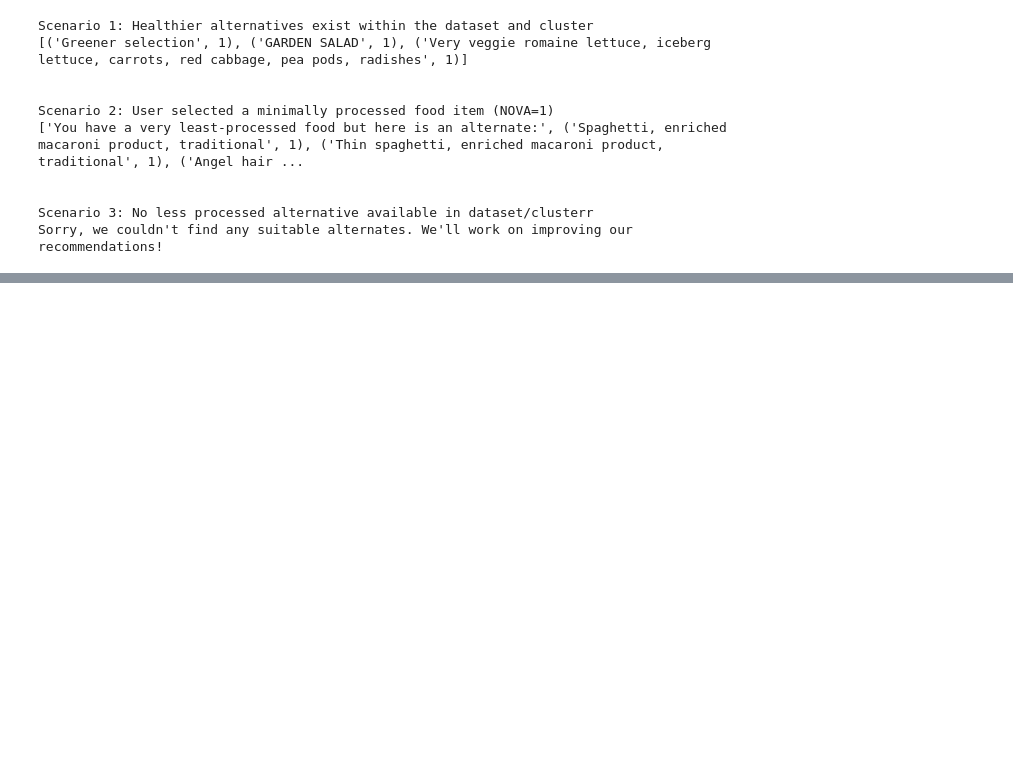
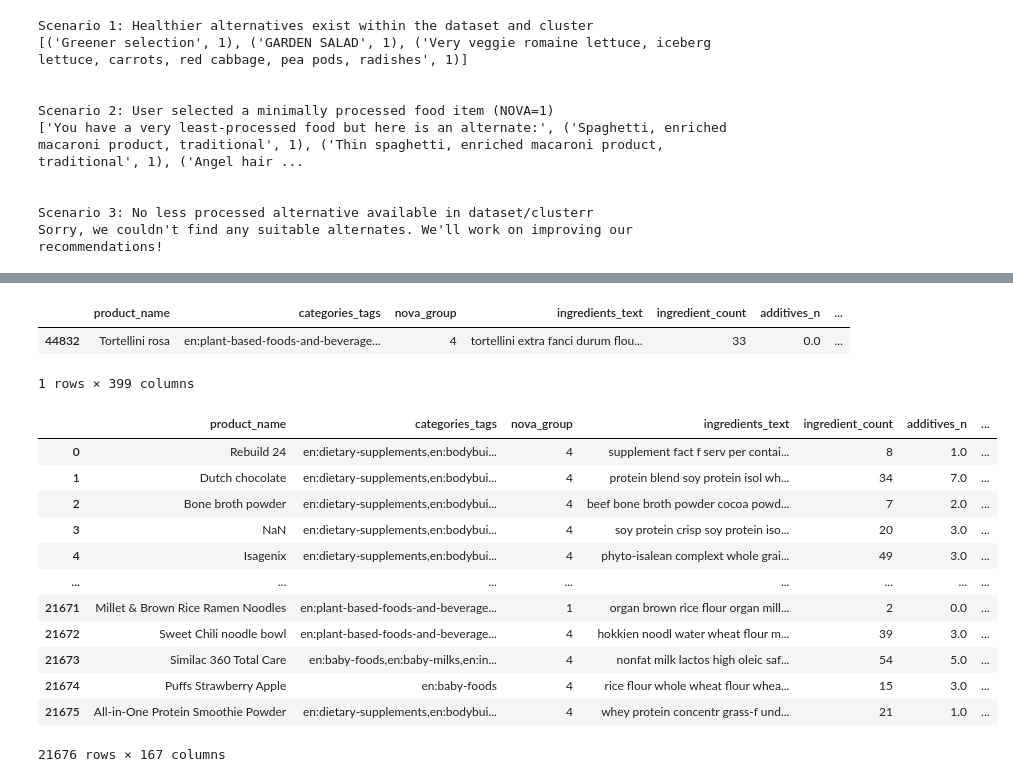
Before and after one commit to utkarsh-mhw/NutriLens, a Jupyter notebook: notebooks/clustering_model_final.ipynb, the cells around one changed output, grey strips where cells are left out. Cells and saved outputs as stored; diff of their text form; code cells hidden in the pictures; blank space fills up the shorter version.

```diff
--- a/notebooks/clustering_model_final.ipynb
+++ b/notebooks/clustering_model_final.ipynb
@@ -586,0 +644,23 @@ Sorry, we couldn't find any suitable alternates. We'll work on improving our rec
+# %%
+lookup_product
+# %% [output]
+|  | product_name | categories_tags | nova_group | ingredients_text | ingredient_count | additives_n | ... |
+| 44832 | Tortellini rosa | en:plant-based-foods-and-beverage... | 4 | tortellini extra fanci durum flou... | 33 | 0.0 | ... |
+1 rows × 399 columns
+# %%
+df = pd.read_csv("../data/analysis_data/kmeans_output_final.csv", index_col=0)
+df
+# %% [output]
+|  | product_name | categories_tags | nova_group | ingredients_text | ingredient_count | additives_n | ... |
+| 0 | Rebuild 24 | en:dietary-supplements,en:bodybui... | 4 | supplement fact f serv per contai... | 8 | 1.0 | ... |
+| 1 | Dutch chocolate | en:dietary-supplements,en:bodybui... | 4 | protein blend soy protein isol wh... | 34 | 7.0 | ... |
+| 2 | Bone broth powder | en:dietary-supplements,en:bodybui... | 4 | beef bone broth powder cocoa powd... | 7 | 2.0 | ... |
+| 3 | NaN | en:dietary-supplements,en:bodybui... | 4 | soy protein crisp soy protein iso... | 20 | 3.0 | ... |
+| 4 | Isagenix | en:dietary-supplements,en:bodybui... | 4 | phyto-isalean complext whole grai... | 49 | 3.0 | ... |
+| ... | ... | ... | ... | ... | ... | ... | ... |
+| 21671 | Millet & Brown Rice Ramen Noodles | en:plant-based-foods-and-beverage... | 1 | organ brown rice flour organ mill... | 2 | 0.0 | ... |
+| 21672 | Sweet Chili noodle bowl | en:plant-based-foods-and-beverage... | 4 | hokkien noodl water wheat flour m... | 39 | 3.0 | ... |
+| 21673 | Similac 360 Total Care | en:baby-foods,en:baby-milks,en:in... | 4 | nonfat milk lactos high oleic saf... | 54 | 5.0 | ... |
+| 21674 | Puffs Strawberry Apple | en:baby-foods | 4 | rice flour whole wheat flour whea... | 15 | 3.0 | ... |
+| 21675 | All-in-One Protein Smoothie Powder | en:dietary-supplements,en:bodybui... | 4 | whey protein concentr grass-f und... | 21 | 1.0 | ... |
+21676 rows × 167 columns
```
Also changed, not shown: parts of 19 cells of this notebook, 3 other files.
